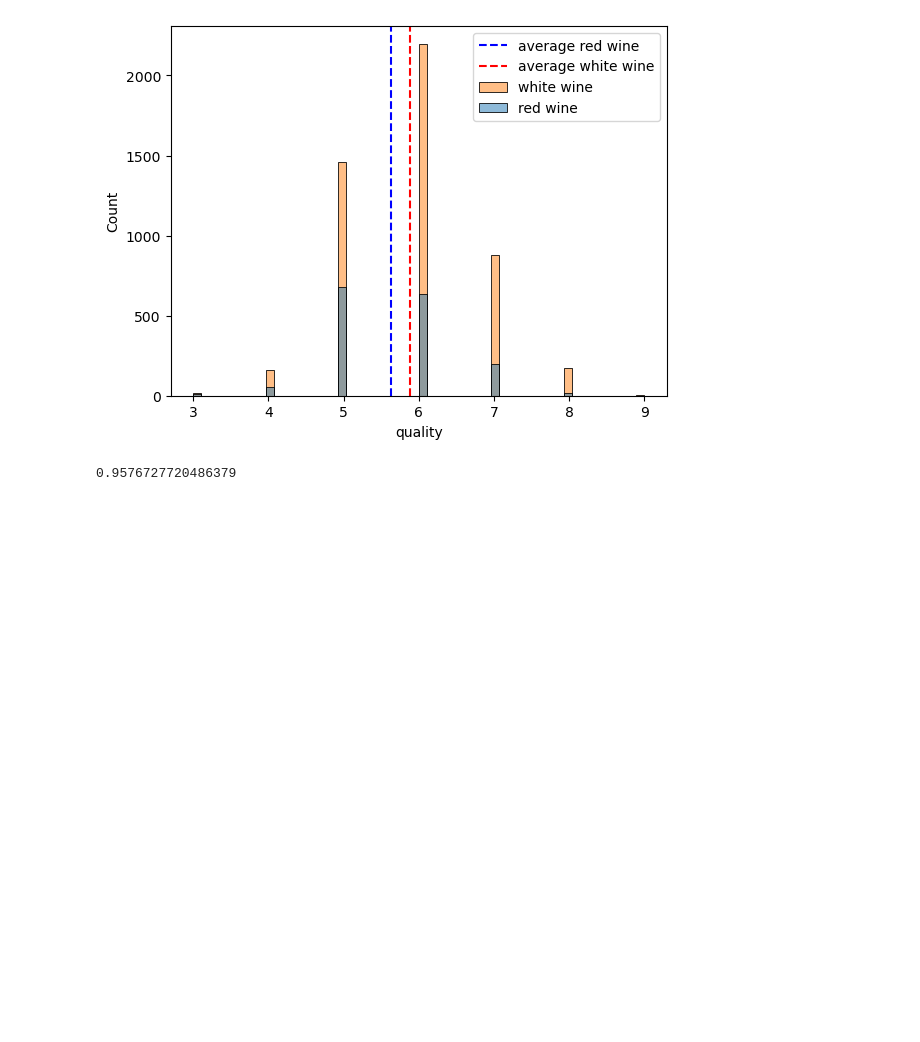
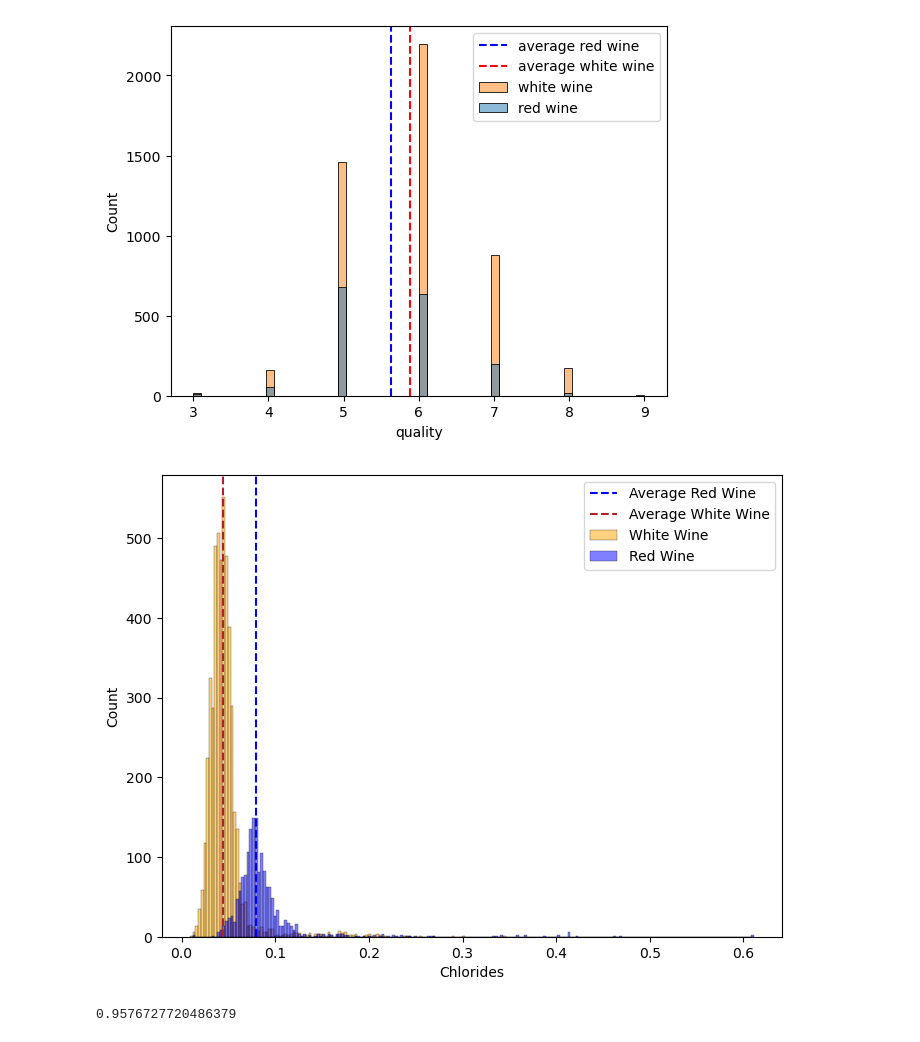
Before and after one commit to nick-edwige-clustering-project/wine-clustering-project, a Jupyter notebook: nick_scratch_work.ipynb, the cells around one changed output. Saved outputs shown, nothing was run; the diff lists cells and outputs as text; code cells hidden in the pictures; blank space fills up the shorter version.

```diff
--- a/nick_scratch_work.ipynb
+++ b/nick_scratch_work.ipynb
@@ -81,3 +83,13 @@ for col in wine.columns:
+# %%
+plt.figure(figsize=(8,6))
+sns.histplot(wine, x='chlorides', hue='wine_type', palette=['blue', 'orange'])
+plt.axvline(x = red['chlorides'].mean(), color = 'blue', linestyle='dashed')
+plt.axvline(x = white['chlorides'].mean(), color = 'firebrick', linestyle='dashed')
+plt.xlabel('Chlorides')
+plt.legend(labels=['Average Red Wine','Average White Wine','White Wine','Red Wine'])
+plt.show()
+# %% [output]
+[figure, added]
 # %%
 wine = reajust_range(wine)
 # %%
```
Also changed, not shown: parts of 3 cells of this notebook, 1 other file.
